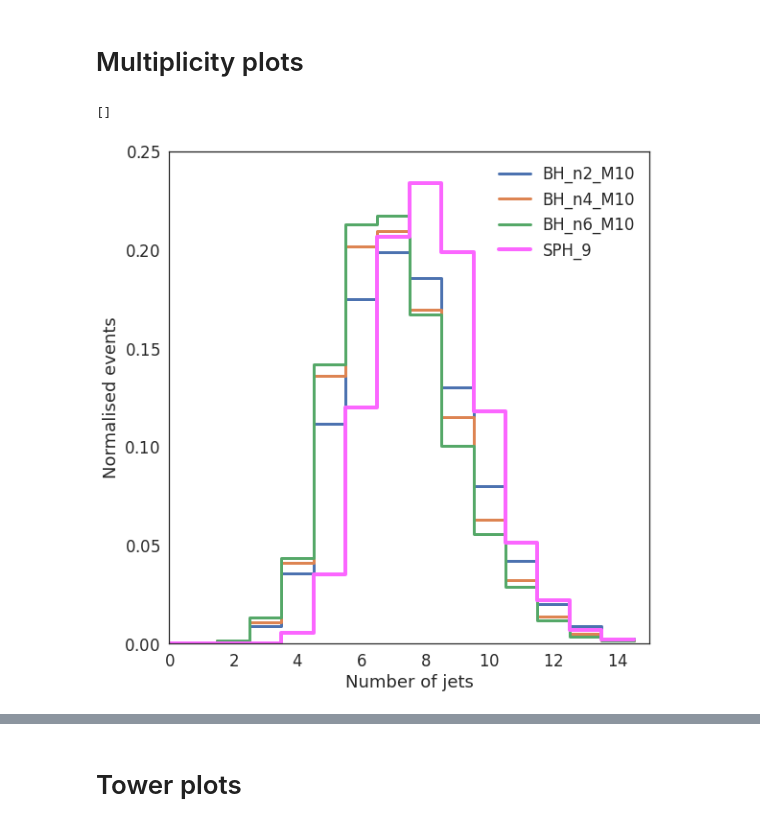
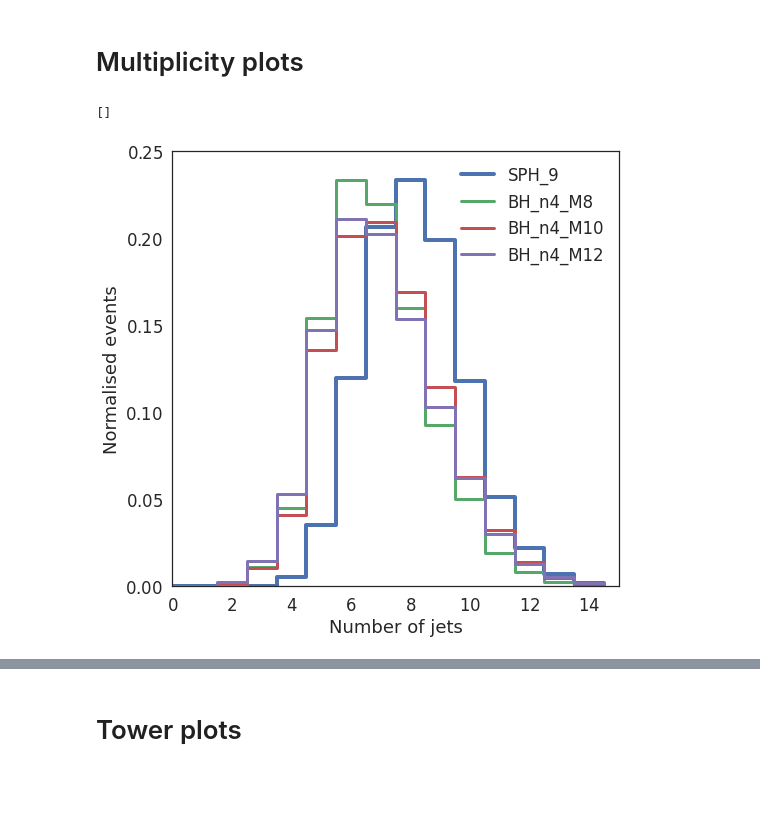
Before and after one commit to choisant/imcalML, a Jupyter notebook: notebooks/samples_analysis.ipynb, the cells around one changed output, grey strips where cells are left out. Cells and saved outputs as stored; diff of their text form; code cells hidden in the pictures; blank space fills up the shorter version.

```diff
--- a/notebooks/samples_analysis.ipynb
+++ b/notebooks/samples_analysis.ipynb
@@ -20,8 +20,14 @@ from imcal import *
 #Uncomment the data type and classification type
 CUT = True
 
-BH_LABELS = ["BH_n2_M10", "BH_n4_M10", "BH_n6_M10"]
-#BH_LABELS = ["BH_n4_M8", "BH_n4_M10", "BH_n4_M12"]
+#BH_LABELS = ["BH_n2_M10", "BH_n4_M10", "BH_n6_M10"]
+#paper_colors = ['#4c72b0', '#dd8452', '#c44e52',  '#937860'] #vary n
+BH_LABELS = ["BH_n4_M8", "BH_n4_M10", "BH_n4_M12"]
+paper_colors = ['#4c72b0','#55a868', '#c44e52',  '#8172b3'] #vary M
+
+sph_colors =[paper_colors[0]]
+bh_colors = paper_colors[1:]
+
 N_BH_LABELS = len(BH_LABELS)
 SPH_LABELS = ["PP13-Sphaleron-THR9-FRZ15-NB0-NSUBPALL"]
 N_SPH_LABELS = len(SPH_LABELS)
@@ -32,8 +38,8 @@ BH_PLOT_LABELS = BH_LABELS
 print(LABELS)
 
 if CUT:
-    BH_N_EVENTS = [29000, 32000, 36000]#[6000, 15000, 7000]
-    #BH_N_EVENTS = [100000, 32000, 25000]#[15000, 15000, 15000]
+    #BH_N_EVENTS = [29000, 32000, 36000]#[6000, 15000, 7000]
+    BH_N_EVENTS = [100000, 32000, 25000]#[15000, 15000, 15000]
     SPH_N_EVENTS = [85000]#[20000]
     N_EVENTS = 15000#3000
     N_MIN = 5
@@ -62,15 +68,6 @@ BH_DATAPATHS = [f"{DATA_PATH}/{FILENAME}" for FILENAME in BH_FILENAMES]
 # %%
 #sn.set_palette("Paired", int(N_BH_LABELS + N_SPH_LABELS))
-sn.set_theme(context="notebook", style="white", palette="deep", font='sans-serif', font_scale=1.5, color_codes=True, rc=None)
-#line_styles = ["-", "--", "-", "--", "-", "--"]
-#bh_colors = ["#8da0cb", "#66c2a5", "#e78ac3"]
-bh_colors = sn.color_palette("deep", n_colors = len(BH_LABELS))
-sph_colors = ["#FB66FF"]#, "#b30000"]
-#line_styles = ["-", "-", "-", "."]
-line_styles = ["-", "-", "-", "-", "-", "-", "-", "-", "-", "-"]
-#paper_colors = ["#8da0cb", "#66c2a5", "#e78ac3",  "#fc8d62"]
-paper_colors = sn.color_palette("deep", n_colors = len(BH_LABELS)+1)
-paper_colors[-1] = sph_colors[0]
+sn.set_theme(context="notebook", style="white", palette=paper_colors, font='sans-serif', font_scale=1.5, color_codes=True, rc=None)
 # %%
 def load_cut_event_numbers(hdf5file):
     with h5py.File(hdf5file, 'r') as f:
@@ -231,23 +225,21 @@ n_BH_photons, n_BH_electrons, n_BH_muons_neg, n_BH_muons_pos, n_BH_muons = multi
 n_sph_photons, n_sph_electrons, n_sph_muons_neg, n_sph_muons_pos, n_sph_muons = multiplicity(sph_photons, sph_electrons, sph_muons)
 # %%
 #jet multiplicity
-fig, ax = plt.subplots(nrows=1, ncols=1, figsize=(8, 8), layout="constrained")
-#sn.histplot(dict(zip(BH_PLOT_LABELS + SPH_PLOT_LABELS, n_BH_jets + n_sph_jets)), ax = ax, binwidth=1.0, binrange=[-0.5, 14.5],
-#            multiple="layer", linewidth=3, alpha=1, palette=paper_colors, bins=15, fill=False, stat="percent", element="step", common_norm=False)
+fig, ax = plt.subplots(nrows=1, ncols=1, figsize=(8, 8))
 
+for i in range(N_SPH_LABELS):
+    sn.histplot(n_sph_jets[i], linewidth=4, label=SPH_PLOT_LABELS[i], ax = ax, color=sph_colors[i],
+                binwidth=1.0, binrange=[-0.5, 14.5], bins=15, fill=False, stat="proportion", common_norm=False, element="step")
 for i in range(N_BH_LABELS):
     sn.histplot(n_BH_jets[i], label=BH_PLOT_LABELS[i], linewidth=3, ax = ax, color=bh_colors[i],
-                binwidth=1.0, binrange=[-0.5, 14.5], bins=15, fill=False, stat="proportion", common_norm=False, element="step")
-for i in range(N_SPH_LABELS):
-    sn.histplot(n_sph_jets[i], linewidth=4, label=SPH_PLOT_LABELS[i], ax = ax, color=sph_colors[i],
                 binwidth=1.0, binrange=[-0.5, 14.5], bins=15, fill=False, stat="proportion", common_norm=False, element="step")
 
 ax.set_xlabel("Number of jets")
 ax.set_ylabel("Normalised events")
 ax.set_xlim(0, 15)
 ax.legend()
 
 plt.plot()
 # %% [output]
 []
-[figure, old version]
+[figure, new version]
```
Also changed, not shown: parts of 17 cells of this notebook, 24 other files.
